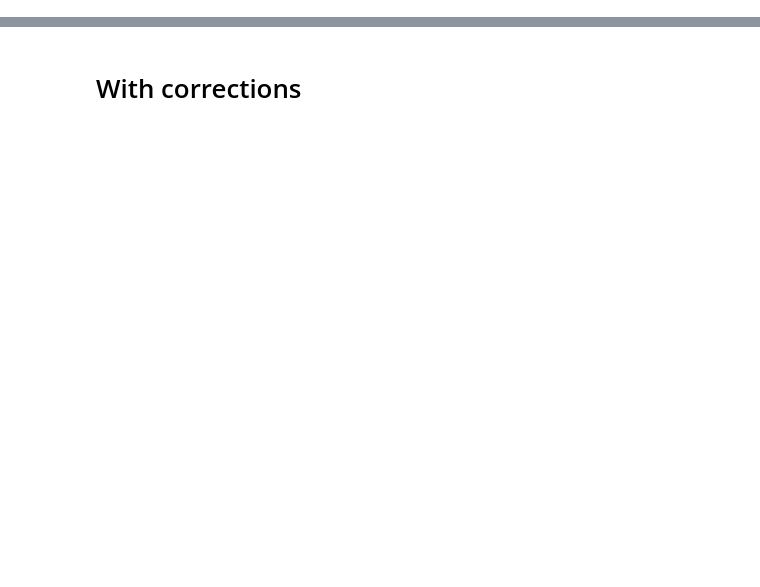
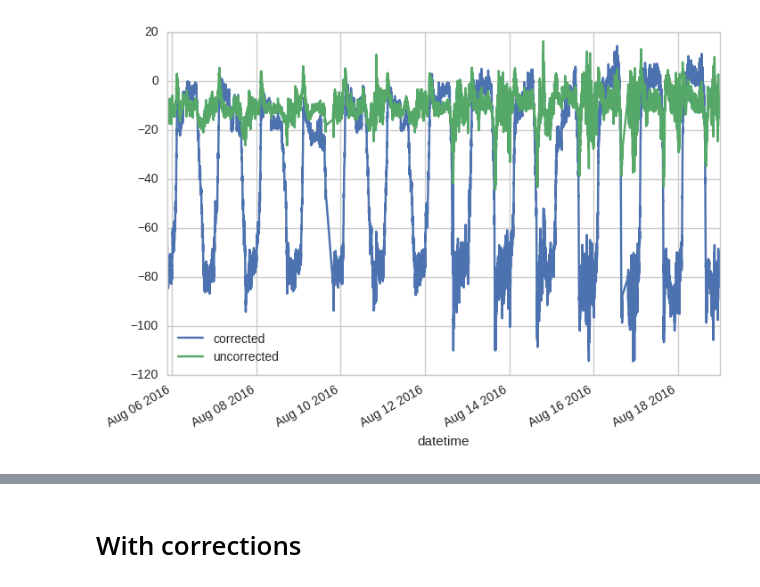
Before and after one commit to sharadmv/metasense, a Jupyter notebook: notebooks/Alphasense Corrections.ipynb, the cells around one changed output, grey strips where cells are left out. Cells and saved outputs as stored; diff of their text form; code cells hidden in the pictures; blank space fills up the shorter version.

```diff
--- a/notebooks/Alphasense Corrections.ipynb
+++ b/notebooks/Alphasense Corrections.ipynb
@@ -23,0 +52,7 @@ def plot_column(column):
+# %%
+X_train['no2'].plot(label='corrected')
+X_train['no2-u'].plot(label='uncorrected')
+plt.legend(loc='best')
+plt.show()
+# %% [output]
+[figure, added]
```
Also changed, not shown: parts of 12 cells of this notebook, 5 other files.
